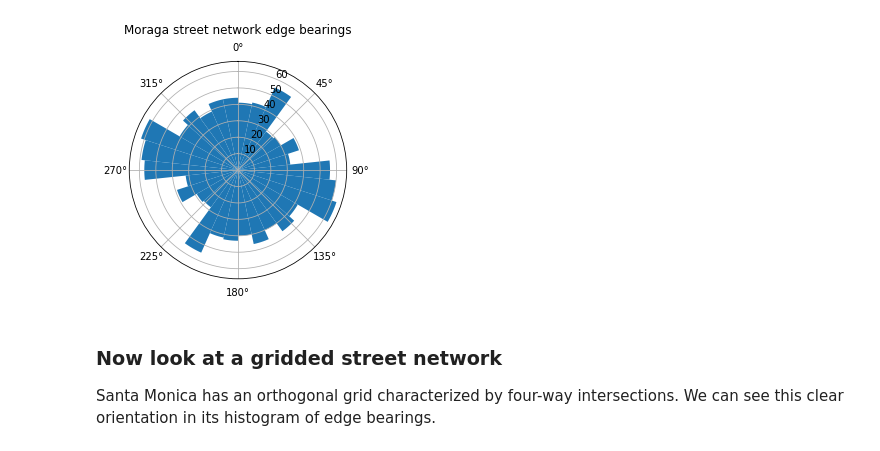
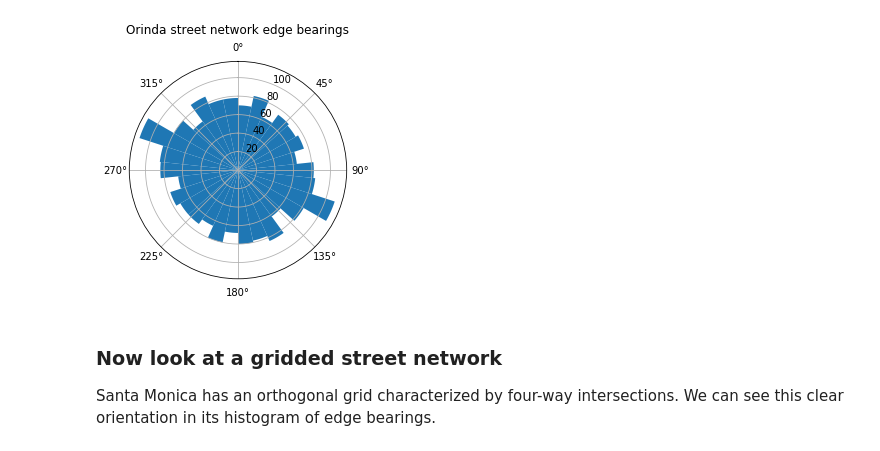
Before and after one commit to gboeing/osmnx-examples, a Jupyter notebook: notebooks/15-calculate-visualize-edge-bearings.ipynb, the cells around one changed output. Saved outputs shown, nothing was run; the diff lists cells and outputs as text; code cells hidden in the pictures.

```diff
--- a/notebooks/15-calculate-visualize-edge-bearings.ipynb
+++ b/notebooks/15-calculate-visualize-edge-bearings.ipynb
@@ -19,4 +24,4 @@ Moraga, California is a hilly suburb with winding loops and cul-de-sacs. We can
 # %%
-G = ox.graph_from_place('Moraga, California', network_type='drive')
+G = ox.graph_from_place('Orinda, California', network_type='drive')
 fig, ax = ox.plot_graph(ox.project_graph(G), node_size=0)
 # %% [output]
@@ -34,18 +39,18 @@ plt.show()
 # %%
 # polar plot
 import numpy as np
 n = 30
 count, division = np.histogram(bearings, bins=[ang*360/n for ang in range(0,n+1)])
 division = division[0:-1]
 width =  2 * np.pi/n
 ax = plt.subplot(111, projection='polar')
 ax.set_theta_zero_location('N')
 ax.set_theta_direction('clockwise')
 bars = ax.bar(division * np.pi/180 - width * 0.5 , count, width=width, bottom=0.0)
-ax.set_title('Moraga street network edge bearings', y=1.1)
+ax.set_title('Orinda street network edge bearings', y=1.1)
 plt.show()
 # %% [output]
-[figure, old version]
+[figure, new version]
 # %% [markdown]
 ### Now look at a gridded street network
 
```
Also changed, not shown: parts of 6 cells of this notebook, 18 other files.
